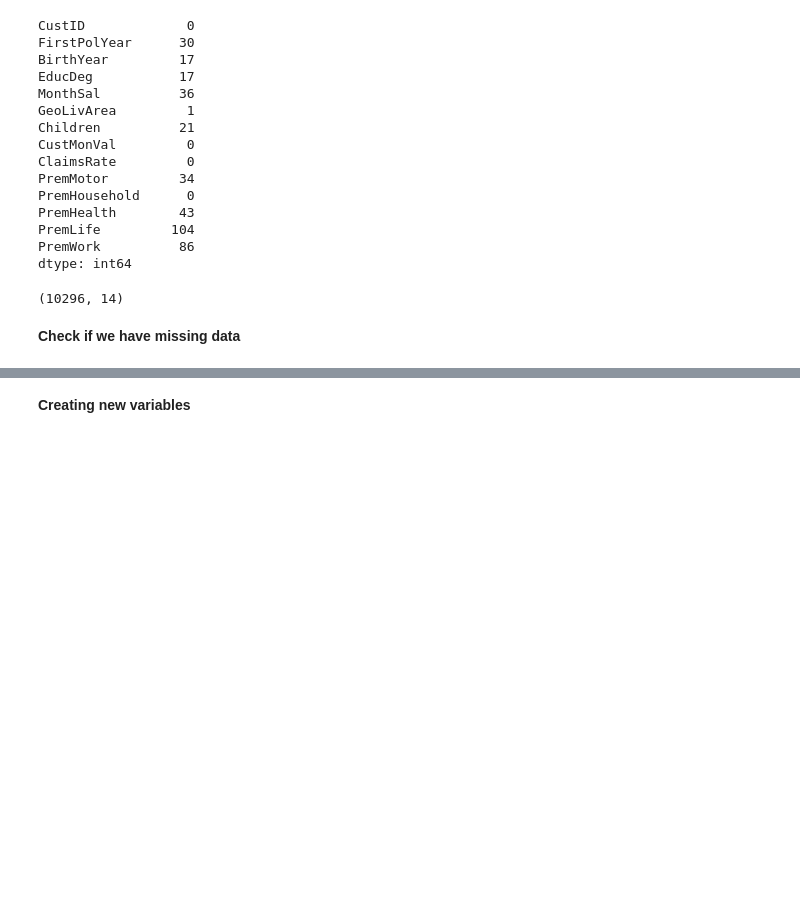
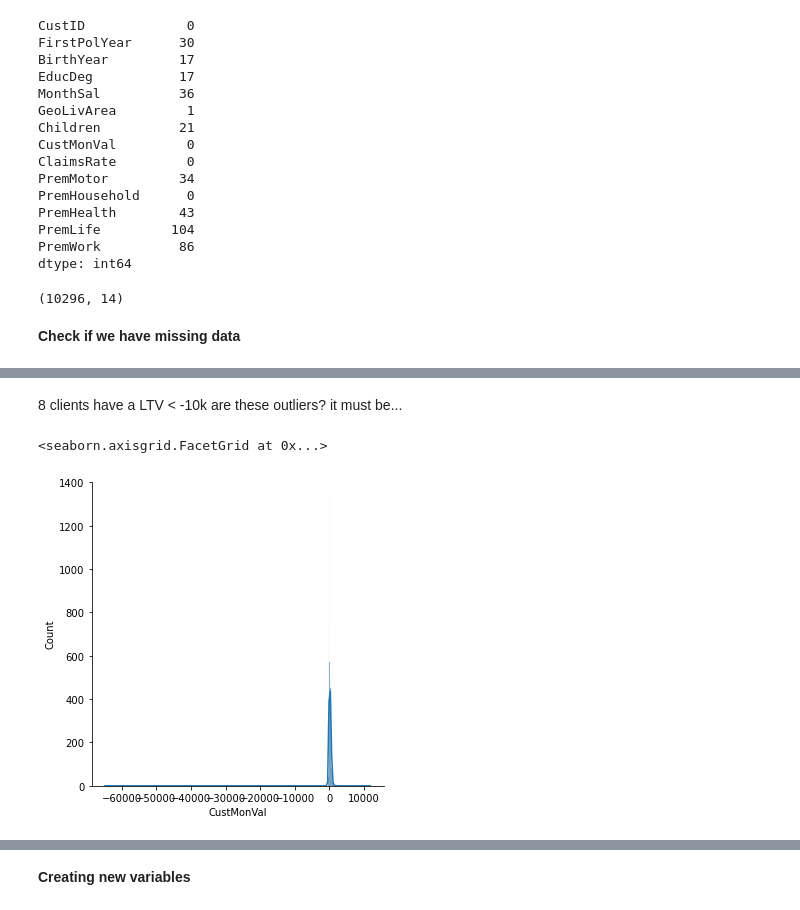
Before and after one commit to miguelince/insurance-clustering, a Jupyter notebook: code/Project.ipynb, the cells around one changed output, grey strips where cells are left out. Saved outputs shown, nothing was run; the diff lists cells and outputs as text; code cells hidden in the pictures; blank space fills up the shorter version.

```diff
--- a/code/Project.ipynb
+++ b/code/Project.ipynb
@@ -99,0 +182,7 @@ dataset.shape
+# %% [markdown]
+8 clients have a LTV < -10k are these outliers? it must be...
+# %%
+sns.displot(data= filtered_data, x='CustMonVal', kde=True)
+# %% [output]
+<seaborn.axisgrid.FacetGrid at 0x...>
+[figure, added]
```
Also changed, not shown: parts of 44 cells of this notebook.
